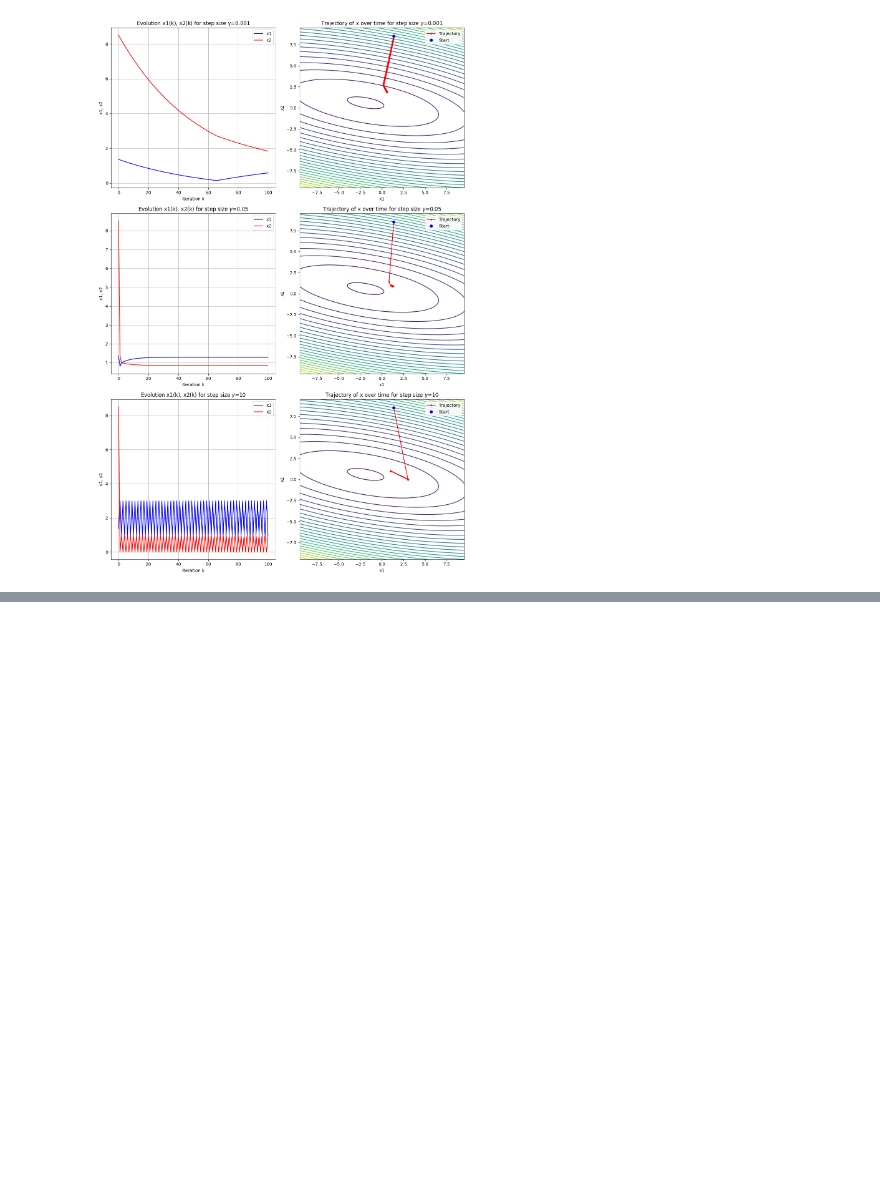
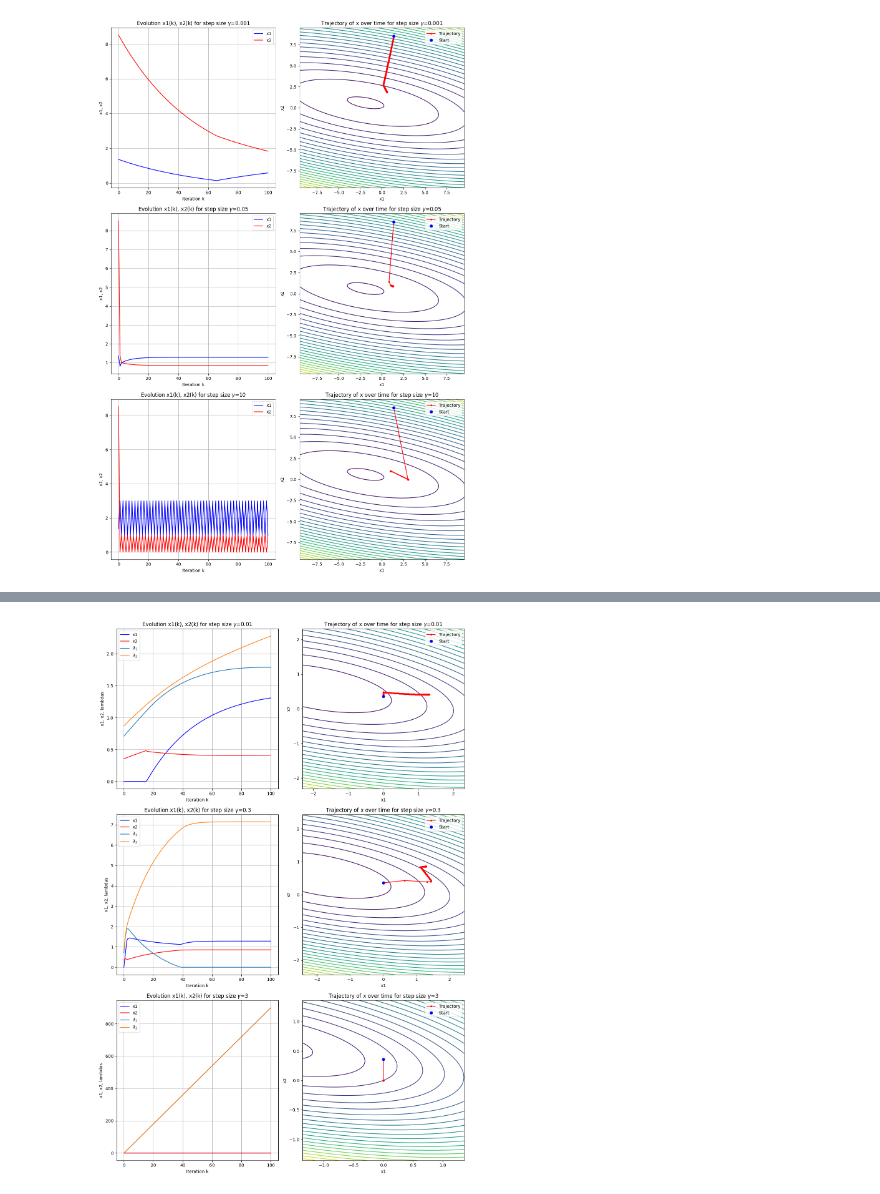
Before and after one commit to Adampi210/Purdue-ECE-64700-Spring-2025-Programs, a Jupyter notebook: projects/project01/project_01_sol.ipynb, the cells around one changed output, grey strips where cells are left out. Cells and saved outputs as stored; diff of their text form; code cells hidden in the pictures; blank space fills up the shorter version.

Commit message:
finish 1, do 2 in project

```diff
--- a/projects/project01/project_01_sol.ipynb
+++ b/projects/project01/project_01_sol.ipynb
@@ -320,0 +332,95 @@ The step sizes used (found experimentally) are:
+# %%
+def grad_lambda(x):
+    x1_star, x2_star = x
+    dg_dlambda1 = 3 - 2 * x1_star - x2_star
+    dg_dlambda2 = 3 - x1_star - 2 * x2_star
+    return np.array([dg_dlambda1, dg_dlambda2])
+
+def calc_x_star(lambdas):
+    lambda1, lambda2 = lambdas
+    x1_star = (11 * lambda1 + 4 * lambda2 - 17) / 9
+    x2_star = (-4 * lambda1 + lambda2 + 16) / 27
+    if x1_star < 0:
+        x1_star = 0
+        x2_star = max(0, (5 * lambda1 + lambda2 + 2) / 18)
+    if x2_star < 0:
+        x1_star = max(0, (-2 * lambda1 + 2 * lambda2 + 1) / 2)
+        x2_star = 0
+    if x1_star < 0 and x2_star < 0:
+        x1_star = 0
+        x2_star = 0
+
+    return np.array([x1_star, x2_star])
+
+def project_lambda(lambdas):
+    lambda1, lambda2 = lambdas
+    if lambda1 < 0:
+        lambda1 = 0
+    if lambda2 < 0:
+        lambda2 = 0
+    return np.array([lambda1, lambda2])
+
+# Run projected gradient descent
+def projected_dual_gradient_descent(lambdas0, gamma, n_iter):
+    lambdas = np.array(lambdas0, dtype=float)
+    x_history = []
+    lambdas_history = [lambdas.copy()]
+
+    for _ in range(n_iter):
+        # Calculate gradients and update lambdas
+        x = calc_x_star(lambdas)
+        x_history.append(x.copy())
+        grad = grad_lambda(x)
+        lambdas = lambdas + gamma * grad   # Max -> ascent
+        lambdas = project_lambda(lambdas)  # Project onto the feasible set
+        lambdas_history.append(lambdas.copy())
+    x_history.append(calc_x_star(lambdas))  # Final x_star
+    # Return the evolution of lambdas over time
+    return np.array(lambdas_history), np.array(x_history)
+
+# Parameters for projected-GD
+lambdas0 = np.random.uniform(0, 10, (2))  # Start at random
+n_iter = 100  # Number of iterations
+gammas = [0.01, 0.3, 3.0]  # Step sizes
+labels = [r"$\gamma$=0.01", r"$\gamma$=0.3", r"$\gamma$=3"]  # Labels for the plot
+
+# Plot the 3 projected-GD cases
+# For each gamma, show how x1(k) and x2(k) evolve and the contour with the trajectory
+fig, axes = plt.subplots(3, 2, figsize=(12, 18))
+for i, gamma in enumerate(gammas):
+    lambdas_history, x_history = projected_dual_gradient_descent(lambdas0, gamma, n_iter)
+    print(f"Final x for step size {gammas[i]}: {x_history[-1][0]:.3f}, {x_history[-1][1]:.3f}")
+    print(f"Final lambdas for step size {gammas[i]}: {lambdas_history[-1][0]:.3f}, {lambdas_history[-1][1]:.3f}")
+    print()
+    # Evolution of x1 and x2 over k
+    k = np.arange(n_iter + 1)
+    axes[i, 0].plot(k, x_history[:, 0], "b-", label="x1")
+    axes[i, 0].plot(k, x_history[:, 1], "r-", label="x2")
+    axes[i, 0].plot(k, lambdas_history[:, 0], "-", label=r"$\lambda_1$")
+    axes[i, 0].plot(k, lambdas_history[:, 1], "-", label=r"$\lambda_2$")
+    axes[i, 0].set_xlabel("Iteration k")
+    axes[i, 0].set_ylabel("x1, x2, lambdas")
+    axes[i, 0].legend()
+    axes[i, 0].grid(True)
+    axes[i, 0].set_title(f"Evolution x1(k), x2(k) for step size {labels[i]}")
+
+    # Contour with trajectory
+    max_lim = np.max(np.abs(x_history)) + 1
+    x1 = np.linspace(-max_lim, max_lim, 1000)
+    x2 = np.linspace(-max_lim, max_lim, 1000)
+    X1, X2 = np.meshgrid(x1, x2)
+    Z = f(X1, X2)
+    axes[i, 1].contour(X1, X2, Z, levels=25, cmap="viridis")
+    axes[i, 1].plot(
+        x_history[:, 0], x_history[:, 1], "ro-", markersize=3, label="Trajectory"
+    )
+    axes[i, 1].plot(x_history[0, 0], x_history[0, 1], "bo", label="Start")
+    axes[i, 1].set_xlabel("x1")
+    axes[i, 1].set_ylabel("x2")
+    axes[i, 1].legend()
+    axes[i, 1].set_title(f"Trajectory of x over time for step size {labels[i]}")
+
+# Adjust layout and display
+plt.tight_layout()
+plt.show()
+# %% [output]
@@ -320,0 +435 @@ The step sizes used (found experimentally) are:
+[figure, added]
```
Also changed, not shown: parts of 6 cells of this notebook.
